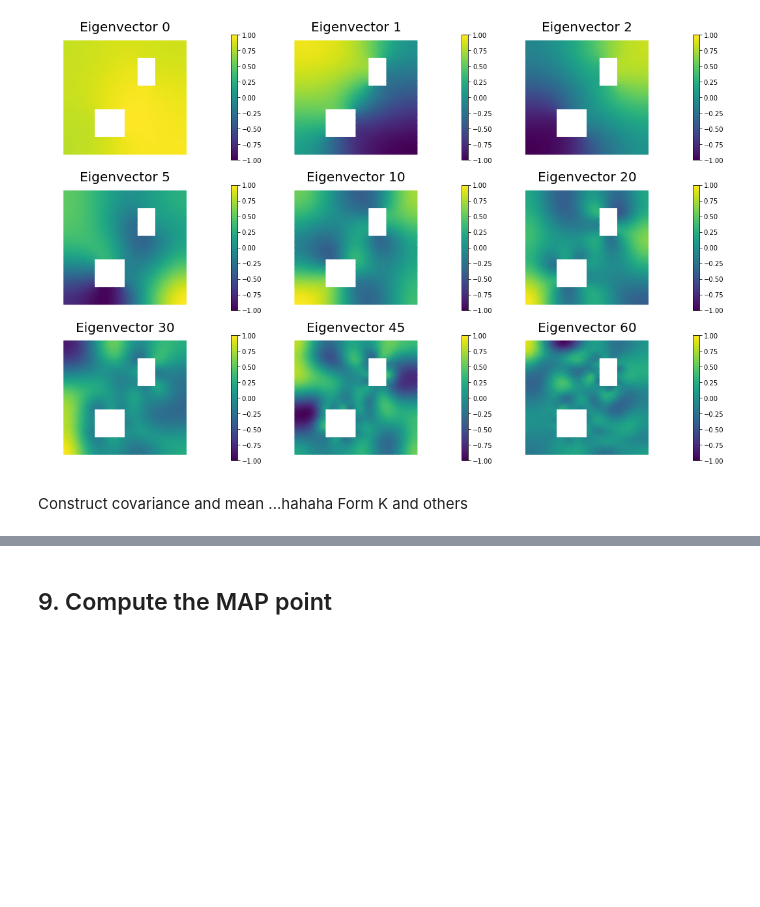
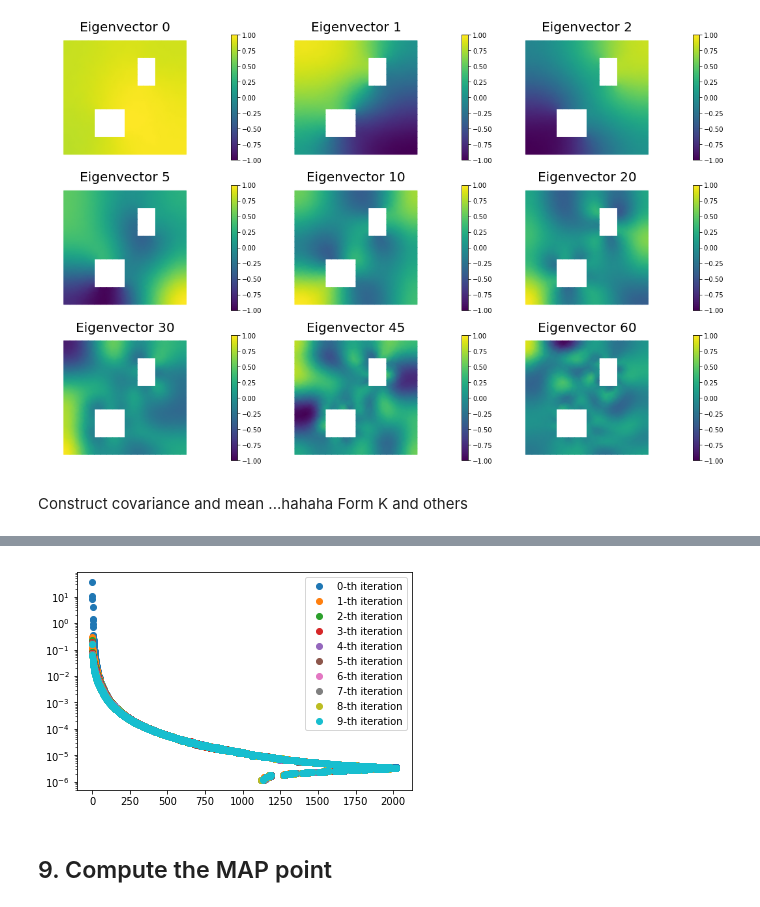
Before and after one commit to henear/hippylib, a Jupyter notebook: tutorial/4_paper.ipynb, the cells around one changed output, grey strips where cells are left out. Saved outputs shown, nothing was run; the diff lists cells and outputs as text; code cells hidden in the pictures; blank space fills up the shorter version.

Commit message:
verify R works and plot eigenvalues

```diff
--- a/tutorial/4_paper.ipynb
+++ b/tutorial/4_paper.ipynb
@@ -473,27 +455,25 @@ print(max(rinv_aa_np))
 # %%
+
 curMean = prior.mean.get_local()
 Bops = misfit.B.array()
+np_priorR = np.zeros((len(identity_vectors), len(identity_vectors)))
 #generate some function
 #solve Rsolver * function , look at numpy array of result
 #also priorC * function, look at result and compare to above
 
 #they should be identical
 for i in range(len(identity_vectors)):
-    prior.Rsolver.solve(priorC_vectors[i].vector(),identity_vectors[i].vector())
+    prior.R.mult(identity_vectors[i].vector(),priorR_vectors[i].vector())
+    np_priorR[:,i] = priorR_vectors[i].vector()
+Q = np.linalg.inv(np_priorR)
+# for i in range(len(identity_vectors)):
+#     Q[:,i] = priorC_vectors[i].vector()
+Bop = misfit.B.array()
+iters = 10
+allEig = np.zeros((iters, len(identity_vectors)))
+for it in range(iters):
+    allEig[it,:] = np.linalg.eigvals(Q)
 
-
-
-
-
-Q = np.zeros((len(identity_vectors),len(identity_vectors)))
-
-print(Q.shape)
-for i in range(len(identity_vectors)):
-    Q[:,i] = priorC_vectors[i].vector()
-Bop = misfit.B.array()
-for it in range(10):
-
-    #Potential problem: Is the R like this? ,the np.identity as the std is 1
     middles = np.zeros((len(identity_vectors),len(identity_vectors)))
     for i in range(len(identity_vectors)):
         middles[:,i] = Q[:,i] + noise_std_dev*noise_std_dev*identity_vectors[i].vector()
@@ -503,8 +483,6 @@ for it in range(10):
     last = np.matmul(Bop, np.matmul(middles, Bop.T))
     if it == 0:
         print(last)
-    else:
-        break
     last = np.linalg.inv(last)
 
     first = np.matmul(Q, Bop.T)
@@ -520,6 +498,5 @@ for it in range(10):
 
     #sample from N(newmean, Q)
     # eigenvalues of Q
-    curmean = np.random.multivariate_normal(newmean, Q)
-    print(str(min(curMean)) + " " + str(max(curMean)))
+    curmean = newmean
 # %% [output]
@@ -527,3 +515,15 @@ KeyboardInterrupt:
+# %%
+x = []
+for i in range(len(identity_vectors)):
+    x.append(i)
+for i in range(10):
+
+    plt.plot(x, allEig[i,:],'o', label = str(i) + "-th iteration")
+plt.yscale('log')
+plt.legend()
+plt.show()
+# %% [output]
+[figure, added]
 # %%
 # Construct ensemble :
 init = prior.mean.get_local()
```
Also changed, not shown: parts of 6 cells of this notebook.
